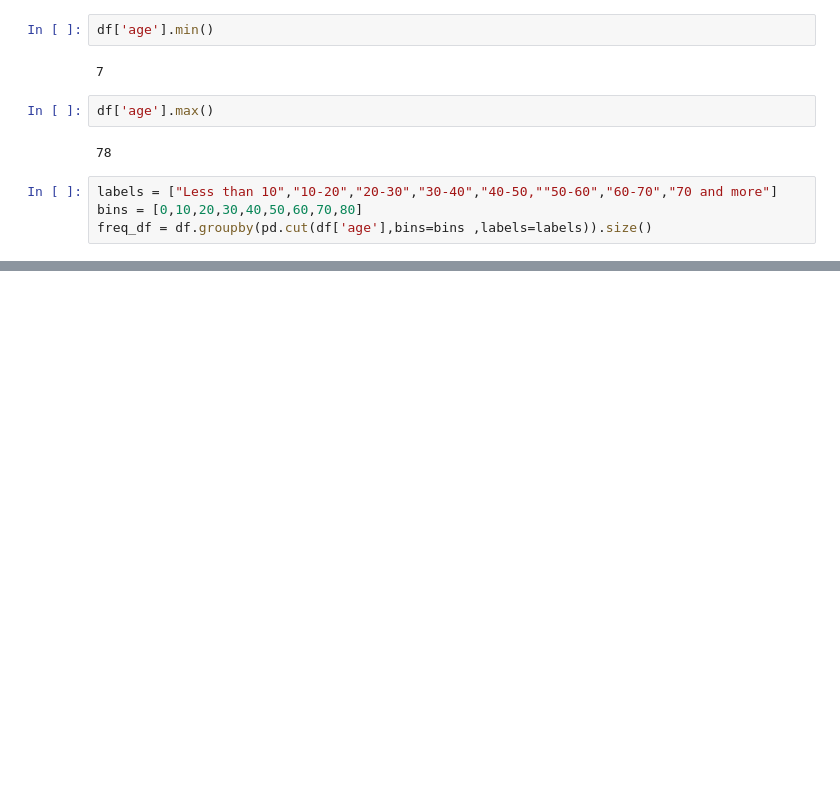
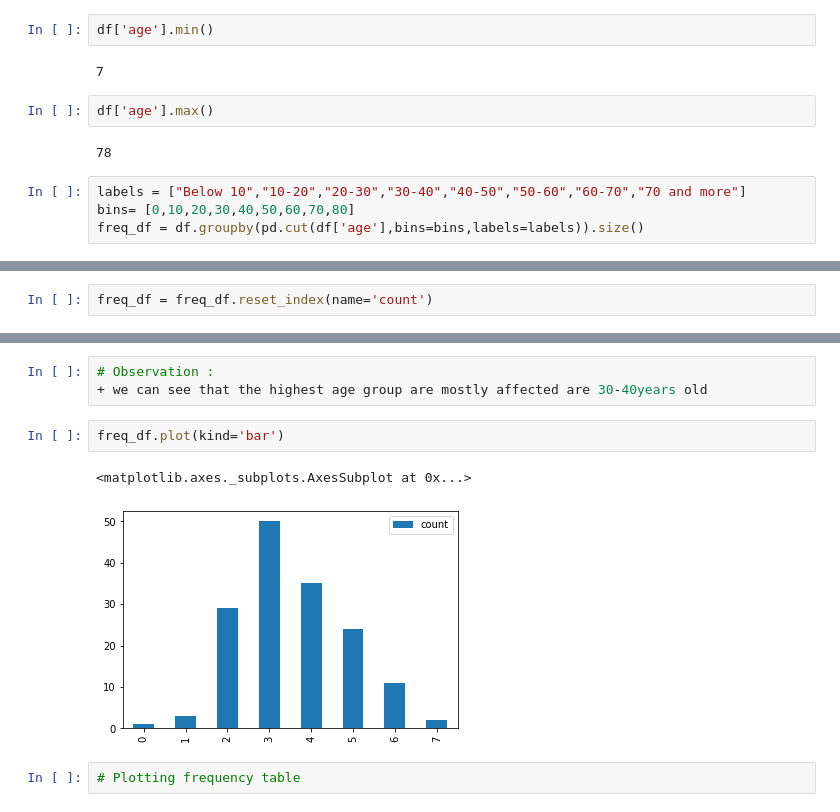
Before and after one commit to code-JOA/Predicting_Hepatitis_Mortality_Rate, a Jupyter notebook: Hepatitis_Mortality_Prediction.ipynb, the cells around one changed output, grey strips where cells are left out. Drawn from its saved outputs; the diff is of its cells as text; blank space fills up the shorter version.

```diff
--- a/Hepatitis_Mortality_Prediction.ipynb
+++ b/Hepatitis_Mortality_Prediction.ipynb
@@ -264,6 +264,6 @@ df['age'].max()
 # %% [output]
 78
 # %%
-labels = ["Less than 10","10-20","20-30","30-40","40-50,""50-60","60-70","70 and more"]
-bins = [0,10,20,30,40,50,60,70,80]
-freq_df = df.groupby(pd.cut(df['age'],bins=bins ,labels=labels)).size()
+labels = ["Below 10","10-20","20-30","30-40","40-50","50-60","60-70","70 and more"]
+bins= [0,10,20,30,40,50,60,70,80]
+freq_df = df.groupby(pd.cut(df['age'],bins=bins,labels=labels)).size()
@@ -271,0 +283,2 @@ ValueError: Bin labels must be one fewer than the number of bin edges
+# %%
+freq_df = freq_df.reset_index(name='count')
@@ -271,0 +297,10 @@ ValueError: Bin labels must be one fewer than the number of bin edges
+# %%
+# Observation :
++ we can see that the highest age group are mostly affected are 30-40years old
+# %%
+freq_df.plot(kind='bar')
+# %% [output]
+<matplotlib.axes._subplots.AxesSubplot at 0x...>
+[figure, added]
+# %%
+# Plotting frequency table
```
Also changed, not shown: parts of 8 cells of this notebook.
